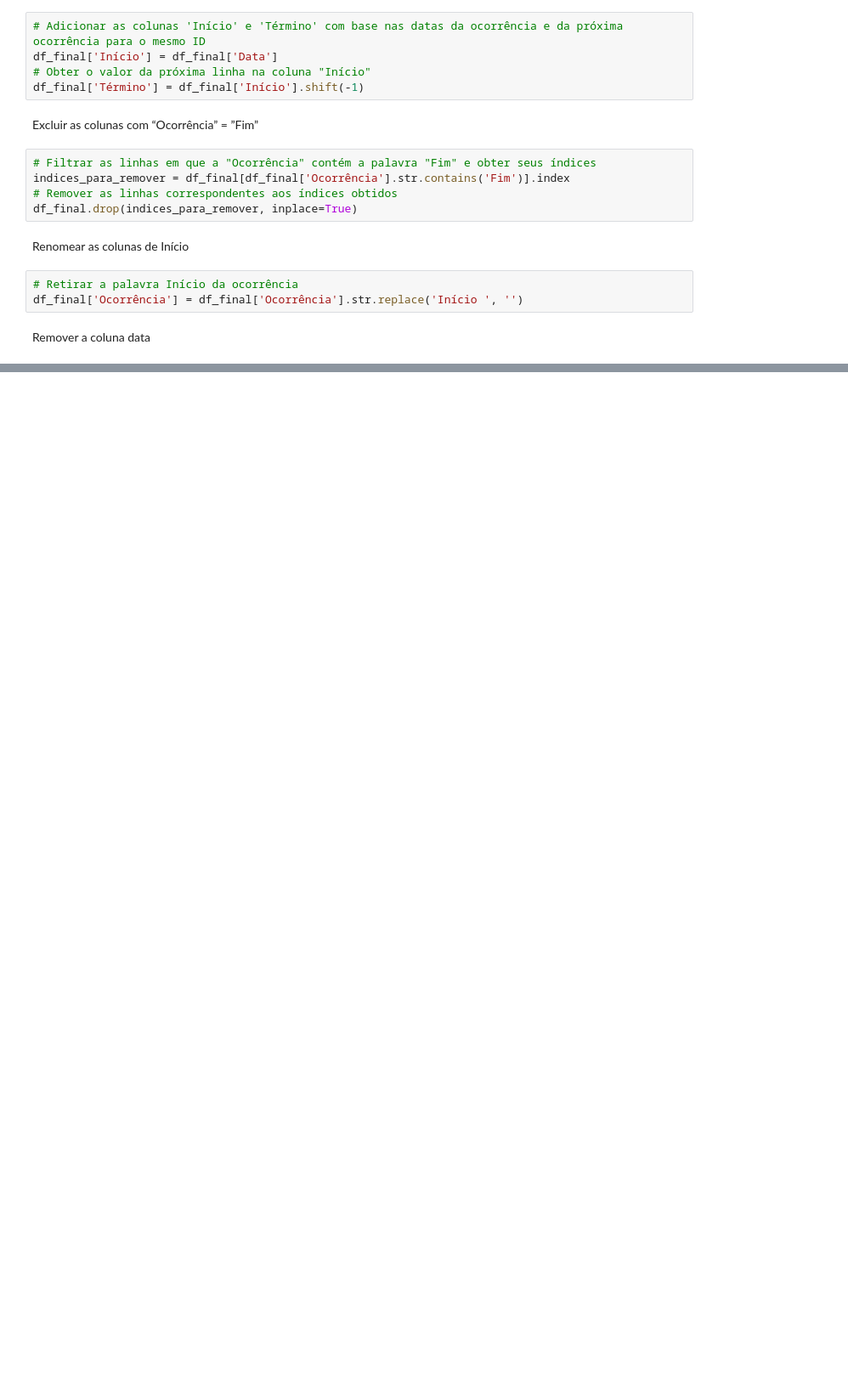
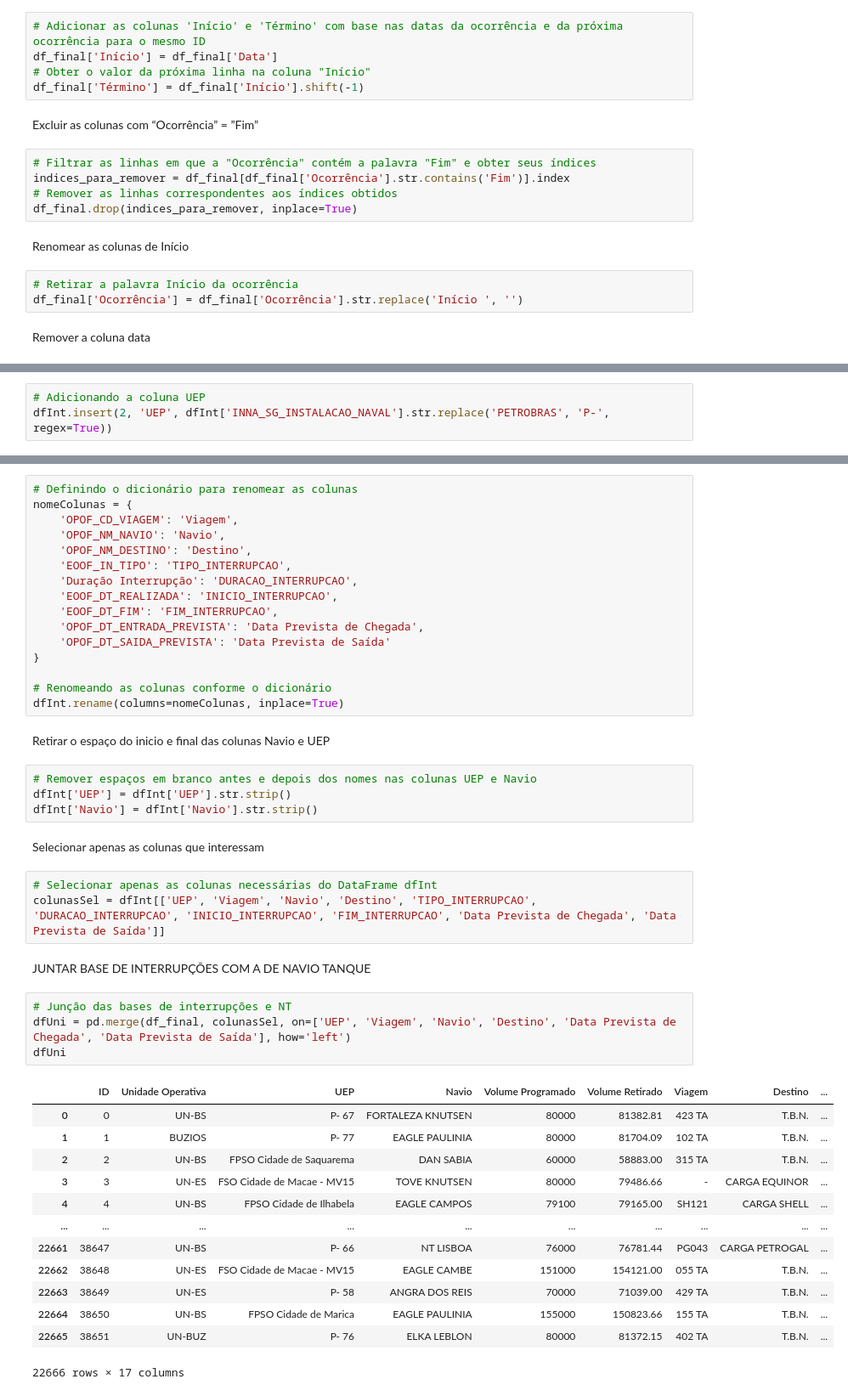
Before and after one commit to gabriellaserra/Process-mining-novo, a Jupyter notebook: Notebooks/Caio.ipynb, the cells around one changed output, grey strips where cells are left out. Shown at 85% size. Cells and saved outputs as stored; diff of their text form; blank space fills up the shorter version.

```diff
--- a/Notebooks/Caio.ipynb
+++ b/Notebooks/Caio.ipynb
@@ -469,0 +474,3 @@ df_final
+# %%
+# Adicionando a coluna UEP
+dfInt.insert(2, 'UEP', dfInt['INNA_SG_INSTALACAO_NAVAL'].str.replace('PETROBRAS', 'P-', regex=True))
@@ -469,0 +506,47 @@ df_final
+# %%
+# Definindo o dicionário para renomear as colunas
+nomeColunas = {
+    'OPOF_CD_VIAGEM': 'Viagem',
+    'OPOF_NM_NAVIO': 'Navio',
+    'OPOF_NM_DESTINO': 'Destino',
+    'EOOF_IN_TIPO': 'TIPO_INTERRUPCAO',
+    'Duração Interrupção': 'DURACAO_INTERRUPCAO',
+    'EOOF_DT_REALIZADA': 'INICIO_INTERRUPCAO',
+    'EOOF_DT_FIM': 'FIM_INTERRUPCAO',
+    'OPOF_DT_ENTRADA_PREVISTA': 'Data Prevista de Chegada',
+    'OPOF_DT_SAIDA_PREVISTA': 'Data Prevista de Saída'
+}
+
+# Renomeando as colunas conforme o dicionário
+dfInt.rename(columns=nomeColunas, inplace=True)
+# %% [markdown]
+Retirar o espaço do inicio e final das colunas Navio e UEP
+# %%
+# Remover espaços em branco antes e depois dos nomes nas colunas UEP e Navio
+dfInt['UEP'] = dfInt['UEP'].str.strip()
+dfInt['Navio'] = dfInt['Navio'].str.strip()
+# %% [markdown]
+Selecionar apenas as colunas que interessam
+# %%
+# Selecionar apenas as colunas necessárias do DataFrame dfInt
+colunasSel = dfInt[['UEP', 'Viagem', 'Navio', 'Destino', 'TIPO_INTERRUPCAO', 'DURACAO_INTERRUPCAO', 'INICIO_INTERRUPCAO', 'FIM_INTERRUPCAO', 'Data Prevista de Chegada', 'Data Prevista de Saída']]
+# %% [markdown]
+JUNTAR BASE DE INTERRUPÇÕES COM A DE NAVIO TANQUE
+# %%
+# Junção das bases de interrupções e NT
+dfUni = pd.merge(df_final, colunasSel, on=['UEP', 'Viagem', 'Navio', 'Destino', 'Data Prevista de Chegada', 'Data Prevista de Saída'], how='left')
+dfUni
+# %% [output]
+|  | ID | Unidade Operativa | UEP | Navio | Volume Programado | Volume Retirado | Viagem | Destino | ... |
+| 0 | 0 | UN-BS | P- 67 | FORTALEZA KNUTSEN | 80000 | 81382.81 | 423 TA | T.B.N. | ... |
+| 1 | 1 | BUZIOS | P- 77 | EAGLE PAULINIA | 80000 | 81704.09 | 102 TA | T.B.N. | ... |
+| 2 | 2 | UN-BS | FPSO Cidade de Saquarema | DAN SABIA | 60000 | 58883.00 | 315 TA | T.B.N. | ... |
+| 3 | 3 | UN-ES | FSO Cidade de Macae - MV15 | TOVE KNUTSEN | 80000 | 79486.66 | - | CARGA EQUINOR | ... |
+| 4 | 4 | UN-BS | FPSO Cidade de Ilhabela | EAGLE CAMPOS | 79100 | 79165.00 | SH121 | CARGA SHELL | ... |
+| ... | ... | ... | ... | ... | ... | ... | ... | ... | ... |
+| 22661 | 38647 | UN-BS | P- 66 | NT LISBOA | 76000 | 76781.44 | PG043 | CARGA PETROGAL | ... |
+| 22662 | 38648 | UN-ES | FSO Cidade de Macae - MV15 | EAGLE CAMBE | 151000 | 154121.00 | 055 TA | T.B.N. | ... |
+| 22663 | 38649 | UN-ES | P- 58 | ANGRA DOS REIS | 70000 | 71039.00 | 429 TA | T.B.N. | ... |
+| 22664 | 38650 | UN-BS | FPSO Cidade de Marica | EAGLE PAULINIA | 155000 | 150823.66 | 155 TA | T.B.N. | ... |
+| 22665 | 38651 | UN-BUZ | P- 76 | ELKA LEBLON | 80000 | 81372.15 | 402 TA | T.B.N. | ... |
+22666 rows × 17 columns
```
Also changed, not shown: parts of 24 cells of this notebook.
